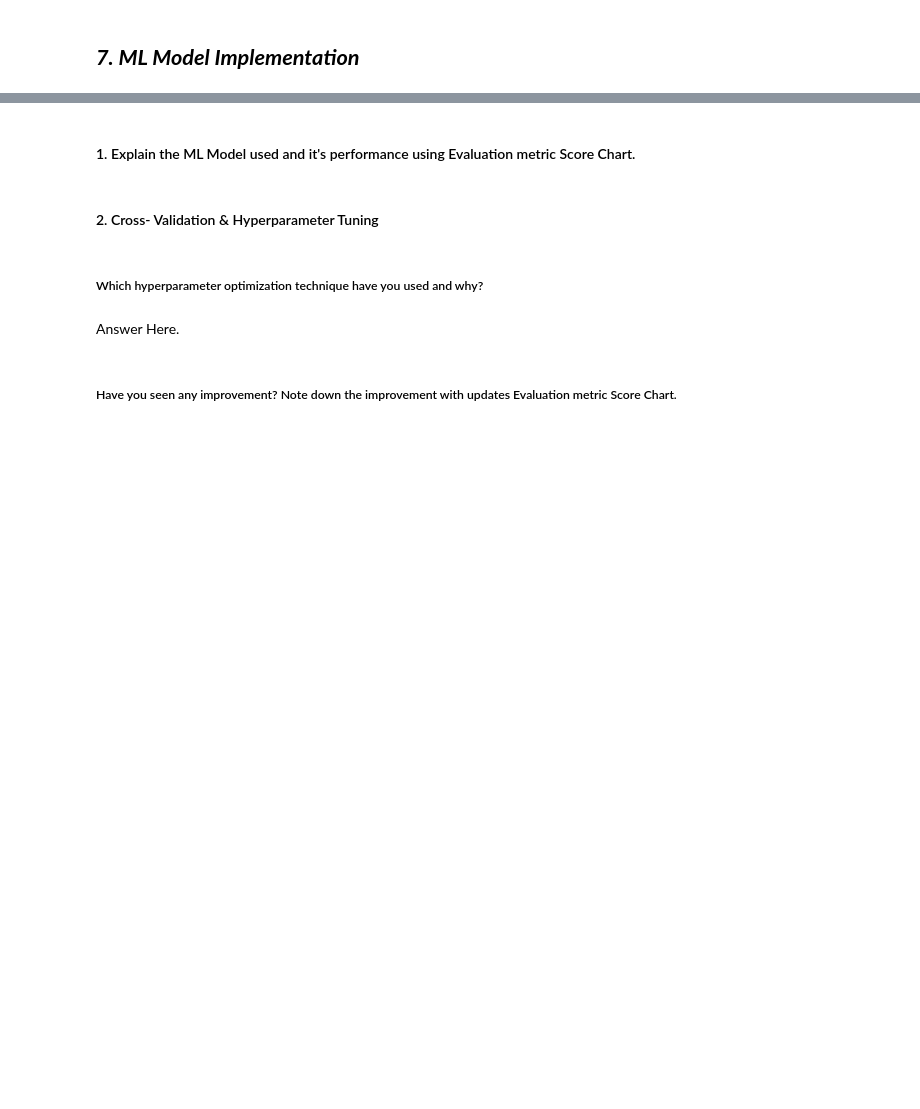
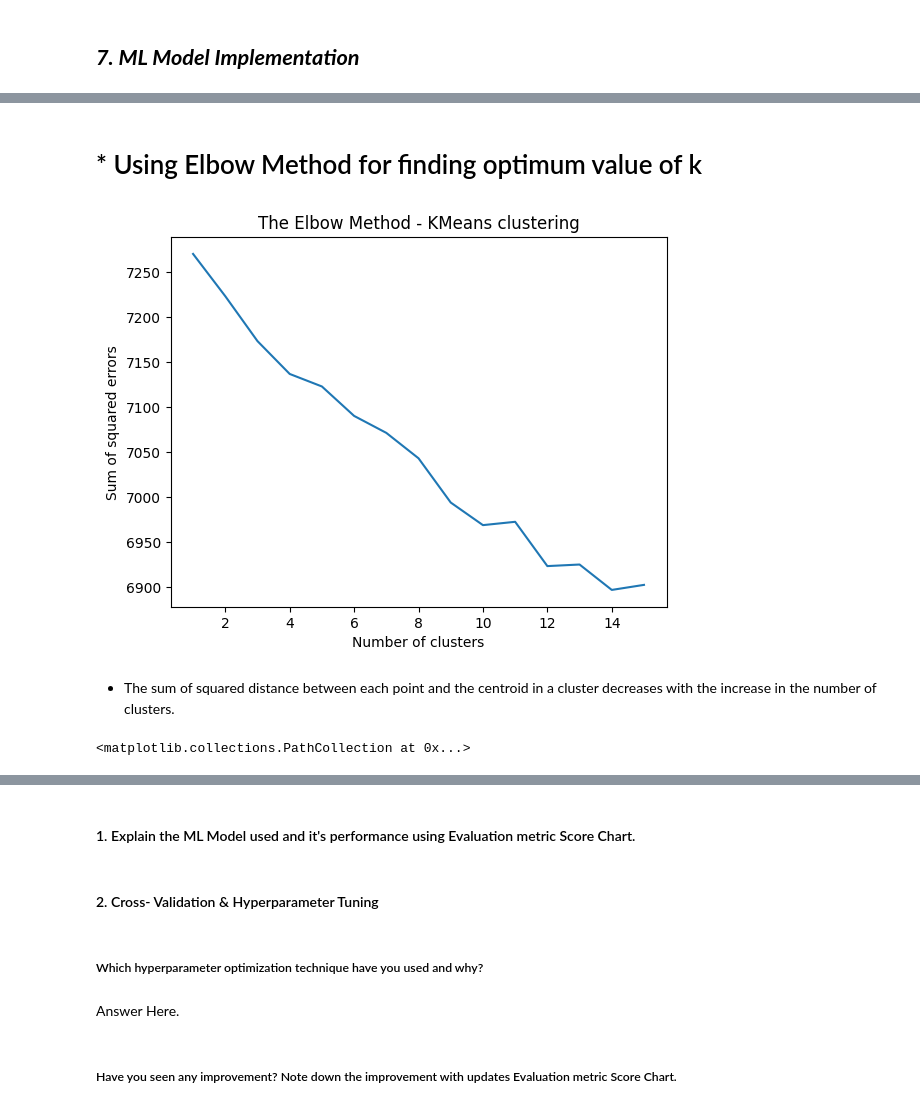
Before and after one commit to Amitkumardas123/Netflix-Movies-and-TV-Shows-Clustering, a Jupyter notebook: Netflix_Movies_and_TV_Shows_Clustering.ipynb, the cells around one changed output, grey strips where cells are left out. Saved outputs shown, nothing was run; the diff lists cells and outputs as text; code cells hidden in the pictures; blank space fills up the shorter version.

```diff
--- a/Netflix_Movies_and_TV_Shows_Clustering.ipynb
+++ b/Netflix_Movies_and_TV_Shows_Clustering.ipynb
@@ -976,0 +1060,44 @@ Answer Here.
+# %% [markdown]
+
+
+# *   Using Elbow Method for finding optimum value of k
+# %%
+'''Elbow method to find the optimal value of K'''
+
+# Initialize a list to store the sum of squared errors for each value of K
+SSE = []
+
+for k in range(1, 16):
+  # Initialize the k-means model with the current value of K
+  kmeans = KMeans(n_clusters=k, init='k-means++', random_state=42)
+  # Fit the model to the data
+  kmeans.fit(X)
+  # Compute the sum of squared errors for the model
+  SSE.append(kmeans.inertia_)
+
+# Plot the values of SSE
+plt.plot(range(1, 16), SSE)
+plt.title('The Elbow Method - KMeans clustering')
+plt.xlabel('Number of clusters')
+plt.ylabel('Sum of squared errors')
+plt.show()
+# %% [output]
+[figure, added]
+# %% [markdown]
+
+
+*   The sum of squared distance between each point and the centroid in a cluster decreases with the increase in the number of clusters.
+# %%
+kmeans = KMeans(n_clusters = 6)
+kmeans.fit(X)
+y_kmeans= kmeans.predict(X)
+
+
+plt.figure(figsize=(10 , 6))
+plt.title('description and listed_in')
+plt.scatter(X[:, 0], X[:, 1], c=y_kmeans, s=50, cmap='spring')
+
+centers = kmeans.cluster_centers_
+plt.scatter(centers[:, 0], centers[:, 1], c='red', s=200, alpha=0.5)
+# %% [output]
+<matplotlib.collections.PathCollection at 0x...>
```
Also changed, not shown: parts of 137 cells of this notebook.
